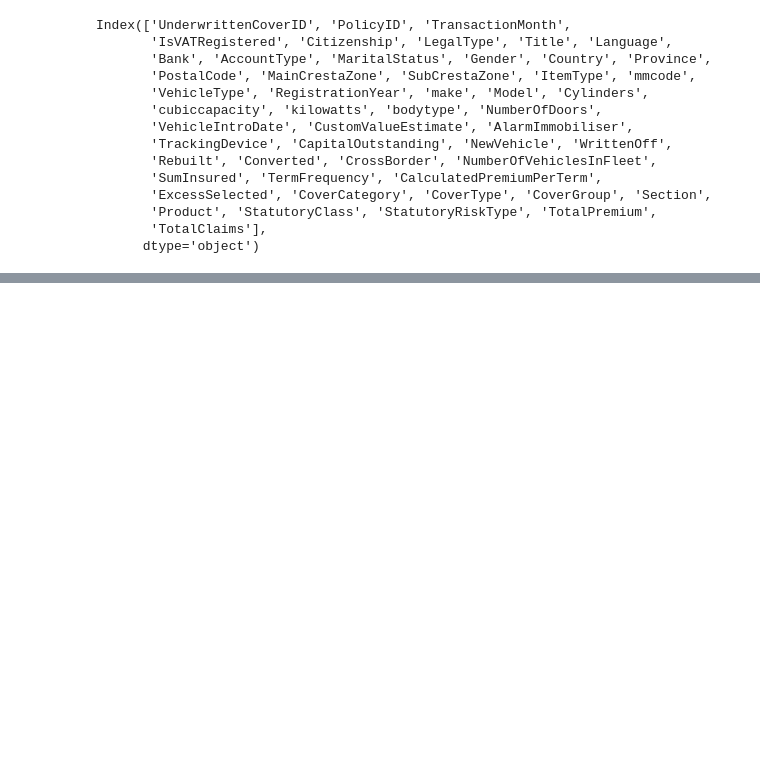
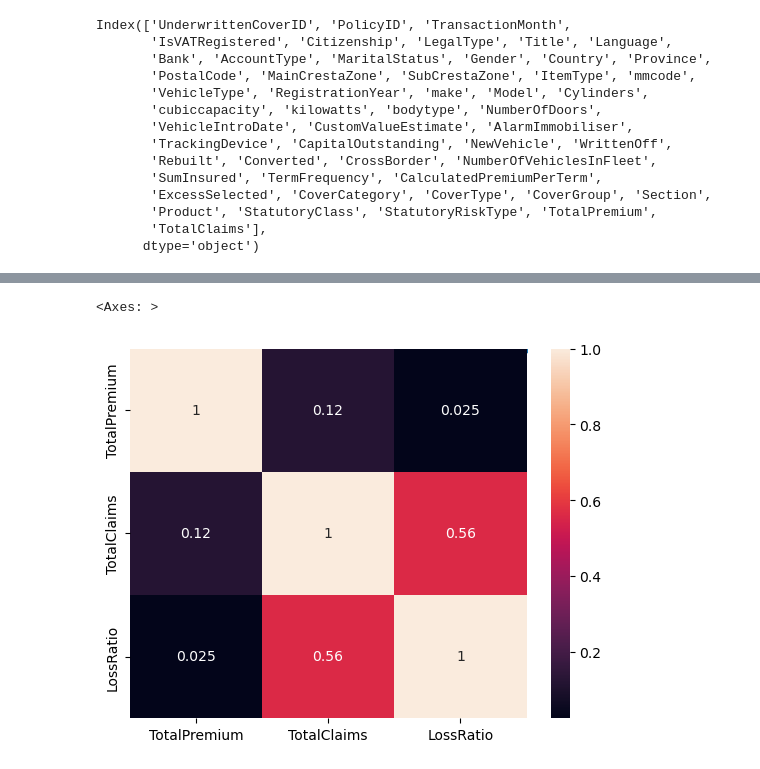
Before and after one commit to michael-099/End-to-End-Insurance-Risk-Analytics-Predictive-Modeling, a Jupyter notebook: notebooks/project_planning_EDA & stats.ipynb, the cells around one changed output, grey strips where cells are left out. Saved outputs shown, nothing was run; the diff lists cells and outputs as text; code cells hidden in the pictures; blank space fills up the shorter version.

```diff
--- a/notebooks/project_planning_EDA & stats.ipynb
+++ b/notebooks/project_planning_EDA & stats.ipynb
@@ -98,0 +144,6 @@ Index(['UnderwrittenCoverID', 'PolicyID', 'TransactionMonth',
+# %%
+sns.scatterplot(data=df, x='TotalPremium', y='TotalClaims')
+sns.heatmap(df[['TotalPremium', 'TotalClaims', 'LossRatio']].corr(), annot=True)
+# %% [output]
+<Axes: >
+[figure, added]
```
Also changed, not shown: parts of 12 cells of this notebook.
